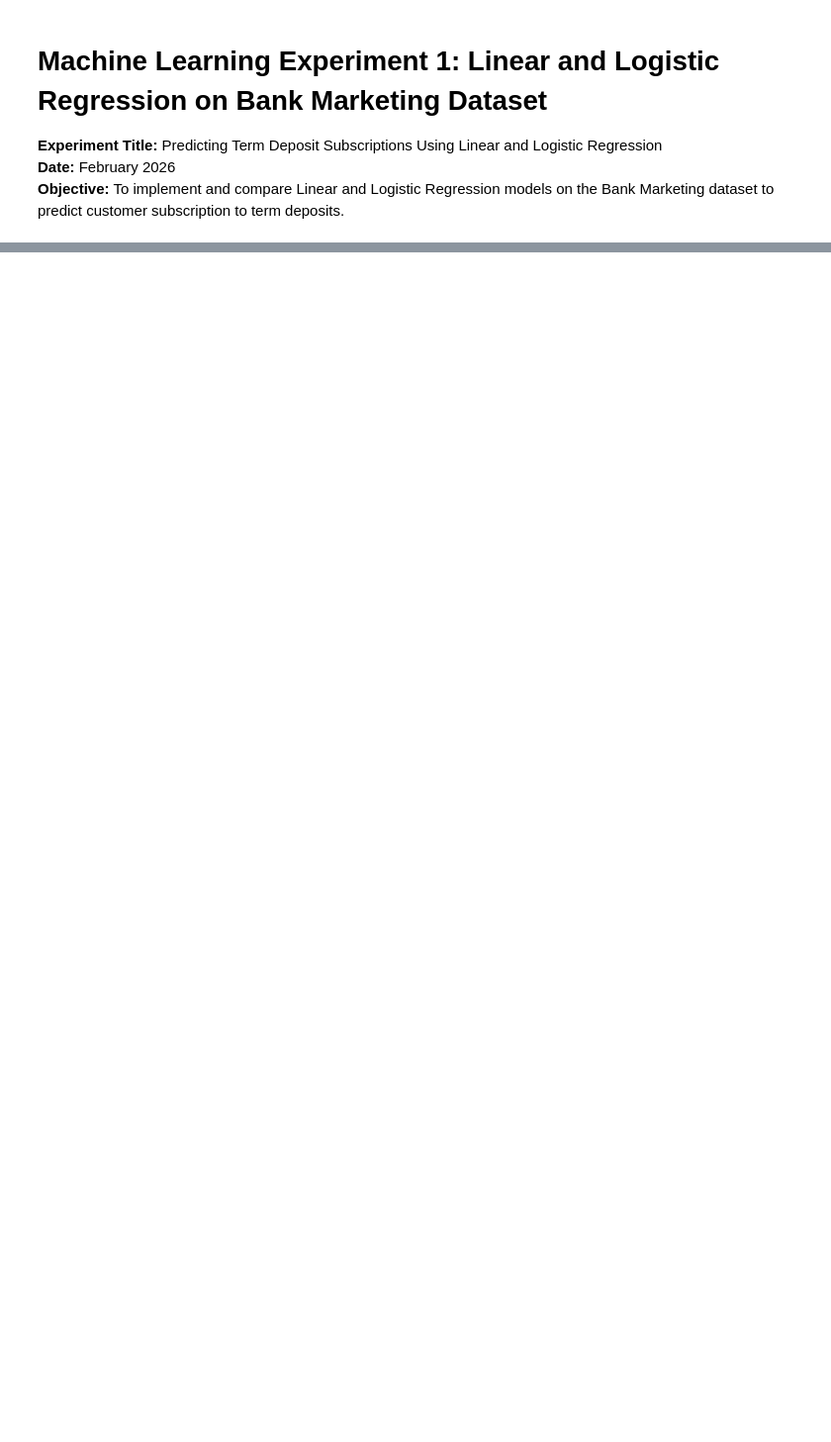
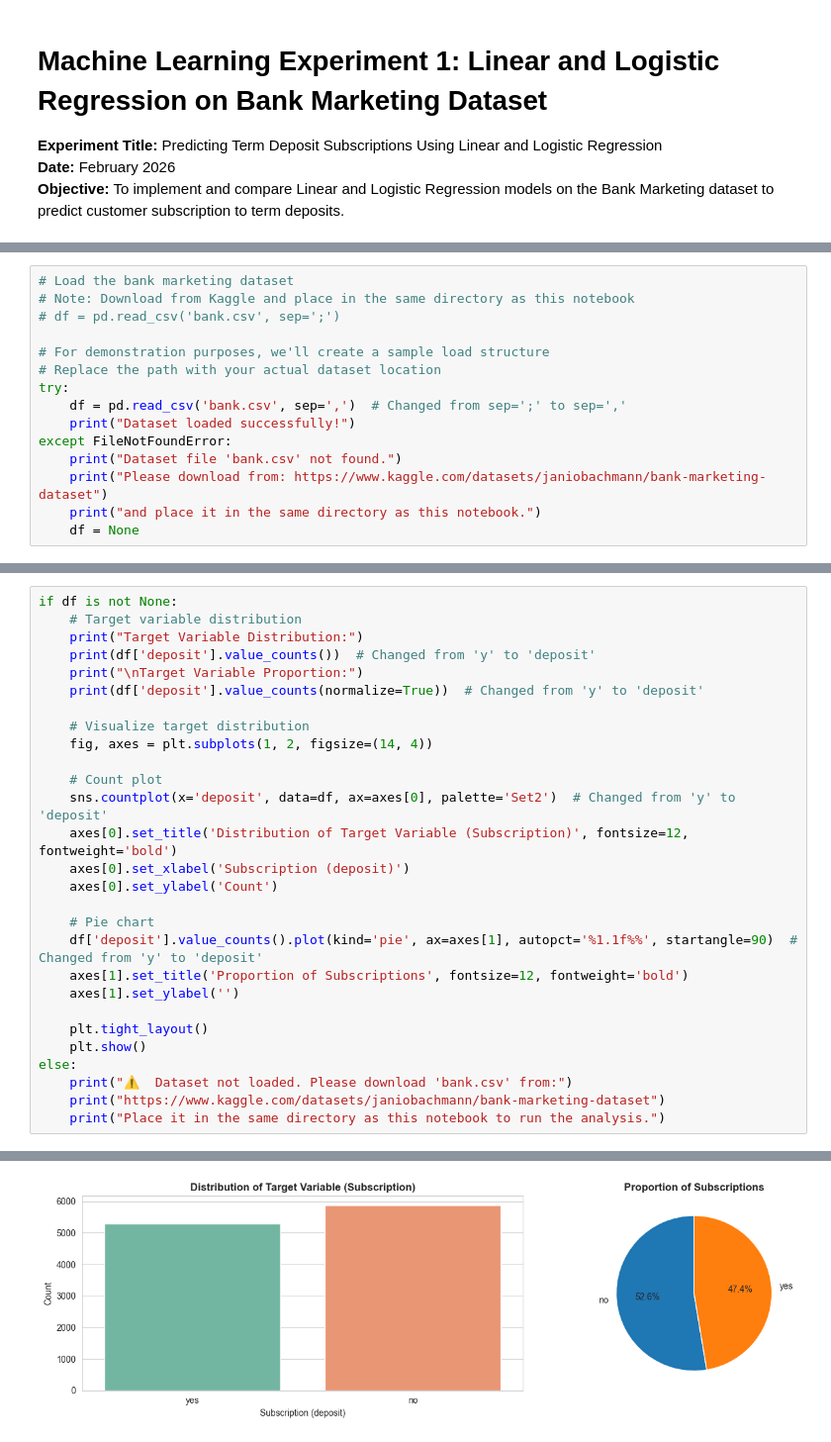
Before and after one commit to WhyAsh5114/MLDL, a Jupyter notebook: Exp1/Exp1.ipynb, the cells around one changed output, grey strips where cells are left out. Shown at 99% size. Saved outputs shown, nothing was run; the diff lists cells and outputs as text; blank space fills up the shorter version.

Commit message:
fix: add datasets and fix errors

```diff
--- a/Exp1/Exp1.ipynb
+++ b/Exp1/Exp1.ipynb
@@ -792,0 +58,15 @@ sns.set_style('whitegrid')
+# %%
+# Load the bank marketing dataset
+# Note: Download from Kaggle and place in the same directory as this notebook
+# df = pd.read_csv('bank.csv', sep=';')
+
+# For demonstration purposes, we'll create a sample load structure
+# Replace the path with your actual dataset location
+try:
+    df = pd.read_csv('bank.csv', sep=',')  # Changed from sep=';' to sep=','
+    print("Dataset loaded successfully!")
+except FileNotFoundError:
+    print("Dataset file 'bank.csv' not found.")
+    print("Please download from: https://www.kaggle.com/datasets/janiobachmann/bank-marketing-dataset")
+    print("and place it in the same directory as this notebook.")
+    df = None
@@ -792,0 +108,29 @@ sns.set_style('whitegrid')
+# %%
+if df is not None:
+    # Target variable distribution
+    print("Target Variable Distribution:")
+    print(df['deposit'].value_counts())  # Changed from 'y' to 'deposit'
+    print("\nTarget Variable Proportion:")
+    print(df['deposit'].value_counts(normalize=True))  # Changed from 'y' to 'deposit'
+
+    # Visualize target distribution
+    fig, axes = plt.subplots(1, 2, figsize=(14, 4))
+
+    # Count plot
+    sns.countplot(x='deposit', data=df, ax=axes[0], palette='Set2')  # Changed from 'y' to 'deposit'
+    axes[0].set_title('Distribution of Target Variable (Subscription)', fontsize=12, fontweight='bold')
+    axes[0].set_xlabel('Subscription (deposit)')
+    axes[0].set_ylabel('Count')
+
+    # Pie chart
+    df['deposit'].value_counts().plot(kind='pie', ax=axes[1], autopct='%1.1f%%', startangle=90)  # Changed from 'y' to 'deposit'
+    axes[1].set_title('Proportion of Subscriptions', fontsize=12, fontweight='bold')
+    axes[1].set_ylabel('')
+
+    plt.tight_layout()
+    plt.show()
+else:
+    print("⚠️  Dataset not loaded. Please download 'bank.csv' from:")
+    print("https://www.kaggle.com/datasets/janiobachmann/bank-marketing-dataset")
+    print("Place it in the same directory as this notebook to run the analysis.")
+# %% [output]
@@ -792,0 +148 @@ sns.set_style('whitegrid')
+[figure, added]
```
Also changed, not shown: parts of 62 cells of this notebook, 3 other files.
